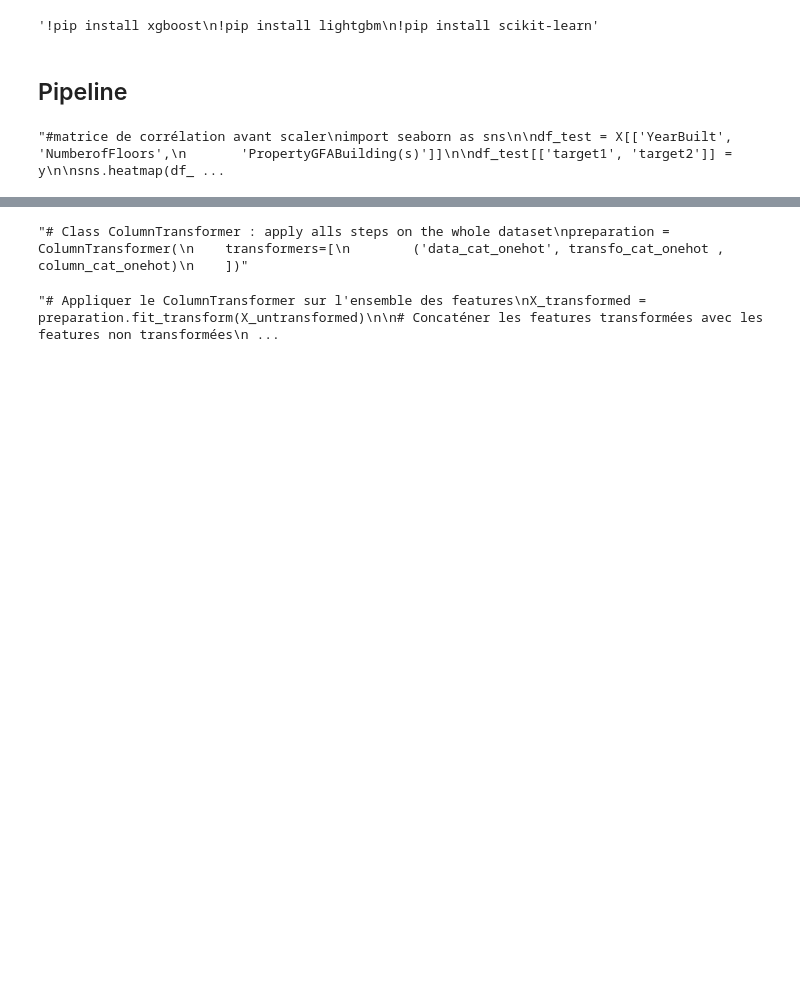
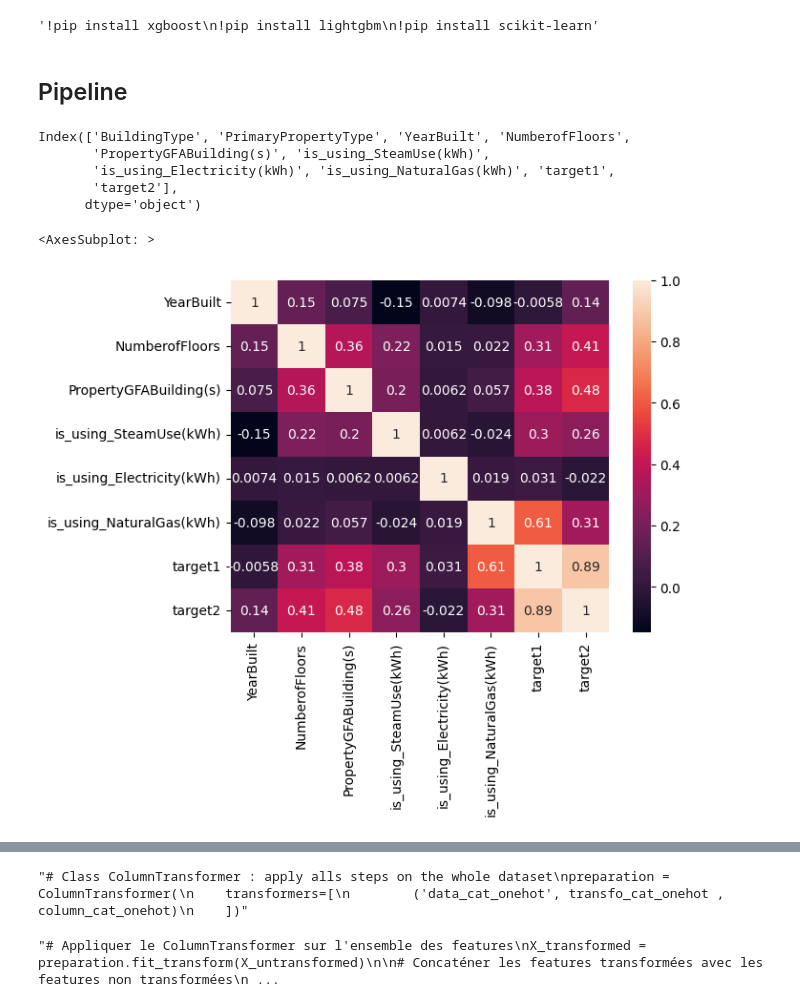
Before and after one commit to data-IA-2022/CO2_Maud_Tarik, a Jupyter notebook: model-multioutput.ipynb, the cells around one changed output, grey strips where cells are left out. Drawn from its saved outputs; the diff is of its cells as text; code cells hidden in the pictures; blank space fills up the shorter version.

```diff
--- a/model-multioutput.ipynb
+++ b/model-multioutput.ipynb
@@ -128,18 +128,26 @@ transfo_numeric = Pipeline(steps=[
 column_bool = ['is_using_SteamUse(kWh)',
        'is_using_Electricity(kWh)', 'is_using_NaturalGas(kWh)']
 transfo_bool = FunctionTransformer(validate=False)
+# %%
+X.columns
+# %% [output]
+Index(['BuildingType', 'PrimaryPropertyType', 'YearBuilt', 'NumberofFloors',
+       'PropertyGFABuilding(s)', 'is_using_SteamUse(kWh)',
+       'is_using_Electricity(kWh)', 'is_using_NaturalGas(kWh)', 'target1',
+       'target2'],
+      dtype='object')
 # %%
 '''#matrice de corrélation avant scaler
 import seaborn as sns
 
-df_test = X[['YearBuilt', 'NumberofFloors',
-       'PropertyGFABuilding(s)']]
+df_test = X.drop(['BuildingType', 'PrimaryPropertyType'], axis=1)
 
 df_test[['target1', 'target2']] = y
 
 sns.heatmap(df_test.corr(), annot=True)'''
 # %% [output]
-"#matrice de corrélation avant scaler\nimport seaborn as sns\n\ndf_test = X[['YearBuilt', 'NumberofFloors',\n       'PropertyGFABuilding(s)']]\n\ndf_test[['target1', 'target2']] = y\n\nsns.heatmap(df_ ...
+<AxesSubplot: >
+[figure, added]
 # %%
 '''#matrice de corrélation après scaler
 scaler = RobustScaler()
```
Also changed, not shown: parts of 1 cell of this notebook.
